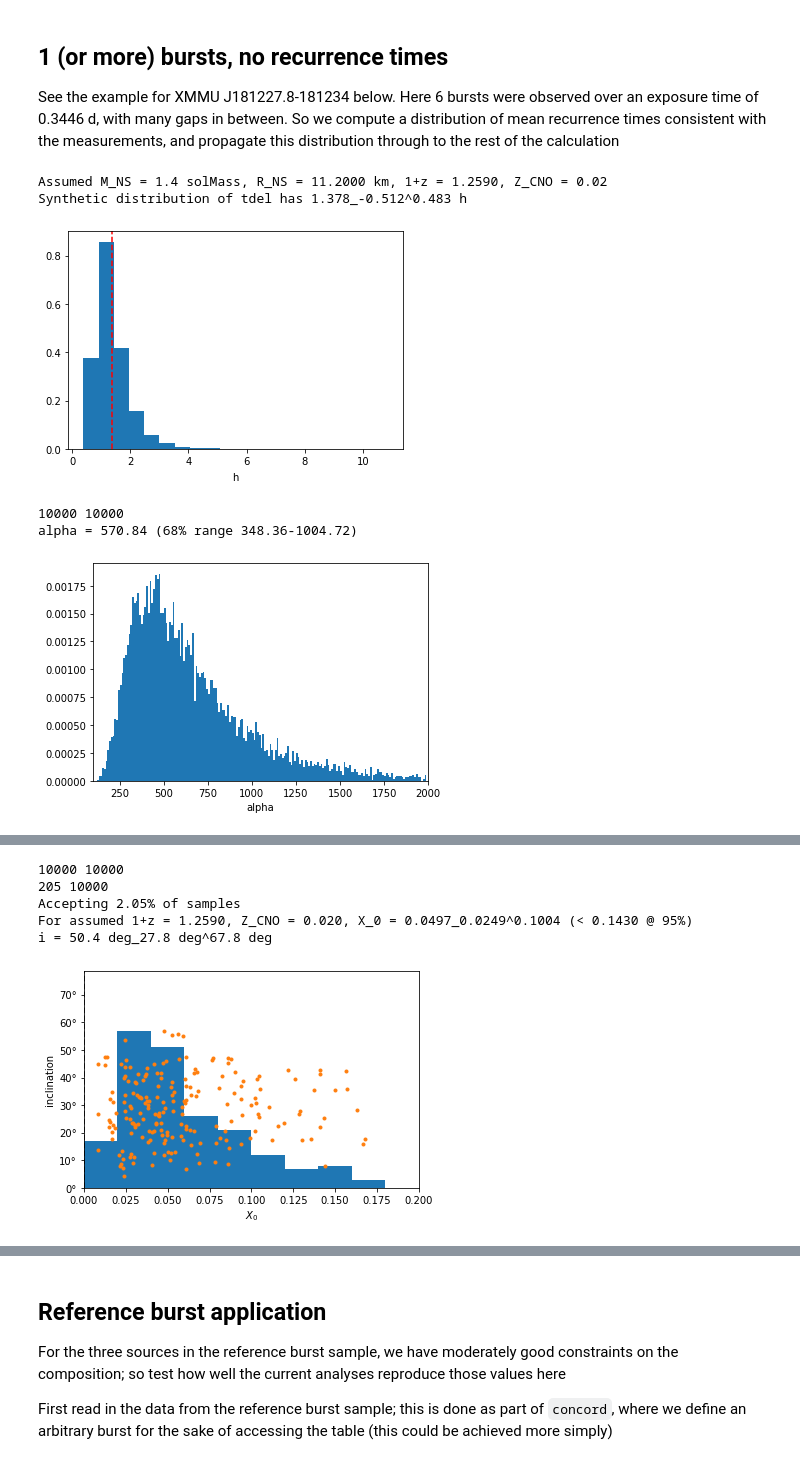
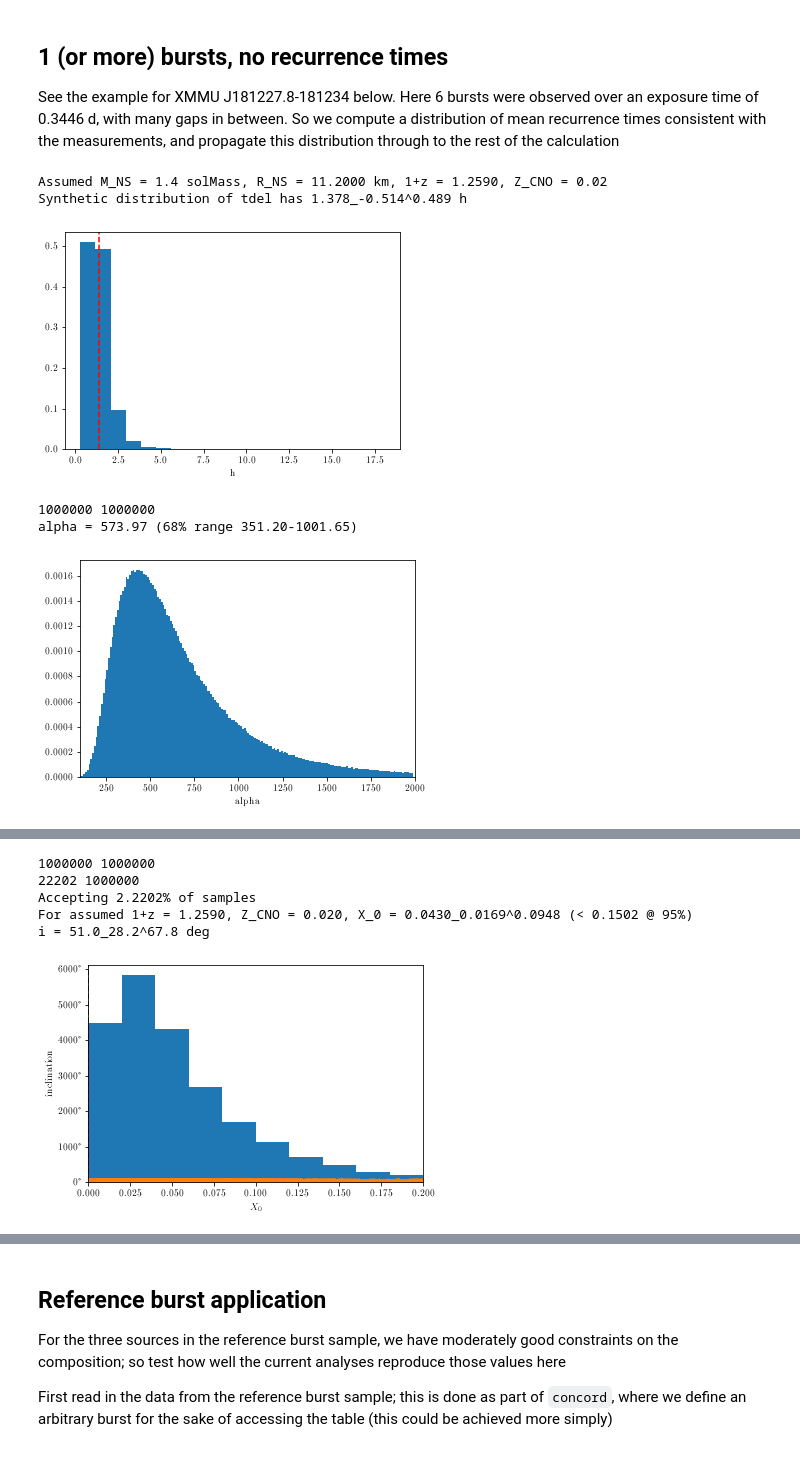
Before and after one commit to outs1der/concord, a Jupyter notebook: Inferring burster properties.ipynb, the cells around one changed output, grey strips where cells are left out. Cells and saved outputs as stored; diff of their text form; code cells hidden in the pictures.

```diff
--- a/Inferring burster properties.ipynb
+++ b/Inferring burster properties.ipynb
@@ -426,7 +427,7 @@ opz_def = cd.redshift(1.4*const.M_sun,11.2*u.km)
 xmax = 0.77
 zcno_def = 0.02
 # zcno_def = 0.05 # acceptance fraction up to 13%
-nbin=10000
+nbin=1000000
 
 # some tests here
 
@@ -456,8 +457,8 @@ with quantity_support():
     plt.axvline(tdel,linestyle='--',color='r')
 # %% [output]
 Assumed M_NS = 1.4 solMass, R_NS = 11.2000 km, 1+z = 1.2590, Z_CNO = 0.02
-Synthetic distribution of tdel has 1.378_-0.512^0.483 h
+Synthetic distribution of tdel has 1.378_-0.514^0.489 h
-[figure, old version]
+[figure, new version]
 # %%
 # Calculate alpha and plot the histogram, using the concord routine
 
@@ -480,15 +481,22 @@ print ("alpha = {:.2f} (68% range {:.2f}-{:.2f})".format(ap[1],ap[0],ap[2]))
 
 # print (len(alpha))
 # %% [output]
-10000 10000
-alpha = 570.84 (68% range 348.36-1004.72)
+1000000 1000000
+alpha = 573.97 (68% range 351.20-1001.65)
-[figure, old version]
+[figure, new version]
 # %%
 # Now calculate the H-fraction at ignition, and the corresponding fuel composition
 # and sytem inclination. Make sure to include fulldist=True to get the distributions
 
+Z_CNO = np.random.random(nbin)*0.02
+
 print (len(tdel_arr), cd.len_dist(alpha) )
-xbar = cd.hfrac(tdel_arr,alpha,1+z_def,zcno=zcno_def,isotropic=False,fulldist=True)#,debug=True)
+# Initial version of this calculation just used the fixed value of Z_CNO; but here
+# we follow the earlier analysis by having a randomly distributed set of values
+xbar = cd.hfrac(tdel_arr,alpha,1+z_def,
+                # zcno=zcno_def,
+                zcno=Z_CNO,
+                isotropic=False,fulldist=True)#,debug=True)
 
 # cd.len_dist(tdel_arr), cd.len_dist(alpha), cd.len_dist(_x_0)
 
@@ -512,7 +520,7 @@ xp = np.percentile(xbar['X_0'].distribution[good],(50,16,84,95))
 print ("For assumed 1+z = {:.4f}, Z_CNO = {:.3f}, X_0 = {:.4f}_{:.4f}^{:.4f} (< {:.4f} @ 95%)".format(
     1+z_def,zcno_def,xp[0], xp[1], xp[2], xp[3]))
 ip = np.percentile(xbar['i'].distribution,(50,16,84))
-print ("i = {:.1f}_{:.1f}^{:.1f}".format( ip[0], ip[1], ip[2]))
+print ("i = {:.1f}_{:.1f}^{:.1f}".format( ip[0].value, ip[1].value, ip[2]))
 
 with quantity_support():
     # "bad" values are returned as -1, so no need to highlight the "good"
@@ -526,6 +535,6 @@ WARNING:value_to_dist:this quantity is already a distribution
-10000 10000
-205 10000
-Accepting 2.05% of samples
-For assumed 1+z = 1.2590, Z_CNO = 0.020, X_0 = 0.0497_0.0249^0.1004 (< 0.1430 @ 95%)
-i = 50.4 deg_27.8 deg^67.8 deg
+1000000 1000000
+22202 1000000
+Accepting 2.2202% of samples
+For assumed 1+z = 1.2590, Z_CNO = 0.020, X_0 = 0.0430_0.0169^0.0948 (< 0.1502 @ 95%)
+i = 51.0_28.2^67.8 deg
-[figure, old version]
+[figure, new version]
```
Also changed, not shown: parts of 9 cells of this notebook, 1 other file.
